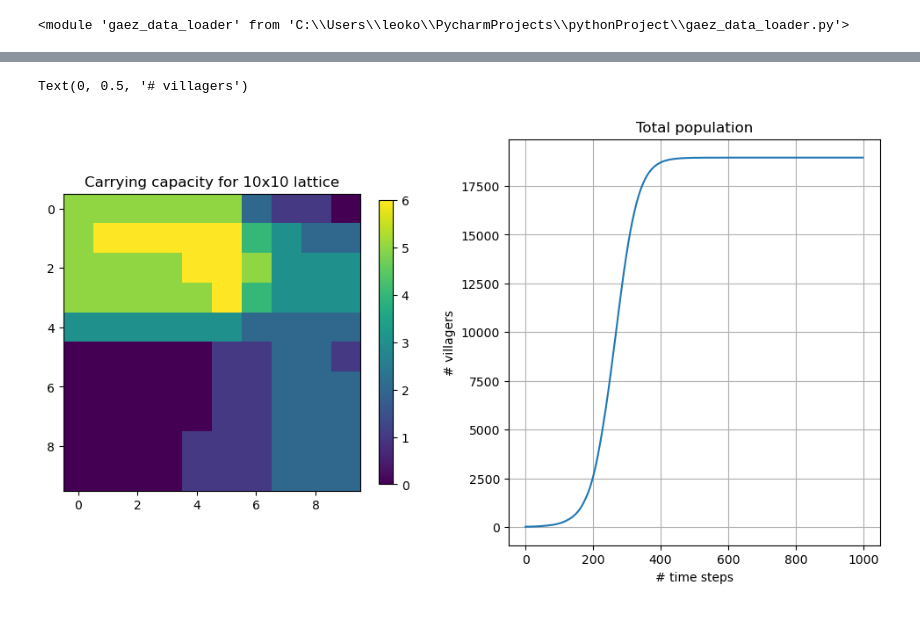
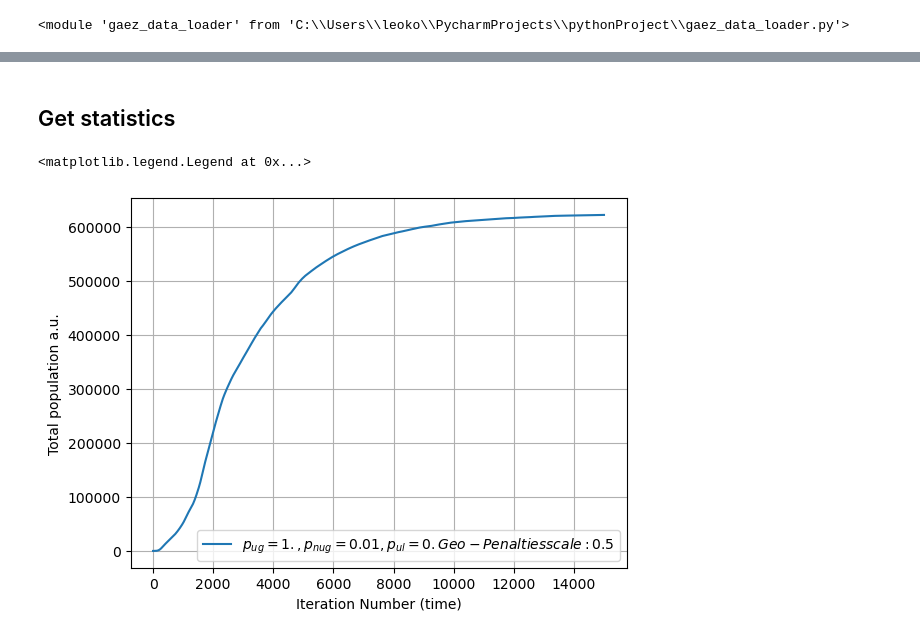
Before and after one commit to LeoKonzett/csh-vienna-abm, a Jupyter notebook: run_results.ipynb, the cells around one changed output, grey strips where cells are left out. Drawn from its saved outputs; the diff is of its cells as text; code cells hidden in the pictures.

```diff
--- a/run_results.ipynb
+++ b/run_results.ipynb
@@ -49,0 +183,14 @@ Bounds for fission probabilities (min, max) are 80.0 400.0
+# %%
+# set mutation rules
+n_min, n_max = params_instance["starting_pop"], 2 * np.floor(base_abm.productivity_step_size)
+
+params_adaptive = {"p_gain_useful": 1., "p_gain_useless": 0.01, "p_lose_useful": 0, "p_lose_useless": 1.,
+                   "dist_type": "linear", "n_min": n_min, "n_max": n_max, "bounds_are_relative": False}
+
+params_mutation = {"env_mutation_rate": None, "skill_mutation_rate": 0.01, "skill_mutation_method": "adaptive",
+                   "params_adaptive": params_adaptive}
+
+base_abm.set_mutation_rules(**params_mutation)
+
+print("Base skill mutation rate is", base_abm.skill_mutation_rate)
+print("Bounds for skill mutation are (min, max):", base_abm.min_pop_mutation, base_abm.max_pop_mutation)
@@ -49,0 +202,4 @@ Bounds for fission probabilities (min, max) are 80.0 400.0
+# %%
+# decide if speed-up is possible
+base_abm.set_speed_params()
+print("Use valid neighbor flag:", base_abm.use_valid_neighs_flag)
@@ -49,0 +208,3 @@ Bounds for fission probabilities (min, max) are 80.0 400.0
+# %%
+# Set geographical penalties
+base_abm.load_geo_constraints(elevation_penalties, geo_constraints_scale=0.5)
@@ -49,0 +216,5 @@ Bounds for fission probabilities (min, max) are 80.0 400.0
+# %%
+# customize initial skill vector - usually set identical to environment
+print(base_abm.env[base_abm.r0, base_abm.c0])
+
+base_abm.skills[base_abm.r0, base_abm.c0] = base_abm.env[base_abm.r0, base_abm.c0]
@@ -52,0 +249,2 @@ base_abm.run()
+# %% [markdown]
+## Get statistics
@@ -53,24 +253,19 @@ base_abm.run()
 # %%
 # get population
 population = base_abm.population
+# population /= base_abm.productivity_step_size
 
 population[np.isnan(population)] = 0 # to clean for NaN values
 pop_total = np.sum(population, axis=(1, 2))
+
+fig = plt.figure()
+plt.plot(pop_total, label=r"$p_{ug}=1., p_{nug}=0.01, p_{ul}=0. Geo-Penalties scale: 0.5$")
+plt.ylabel("Total population a.u.")
+plt.xlabel("Iteration Number (time)")
+plt.grid()
+plt.legend()
+
+# fig.savefig(os.path.join(save_dir, "Italy_only.png"))
+# %% [output]
+<matplotlib.legend.Legend at 0x...>
+[figure, added]
-# %%
-# plot
-fig, (ax1, ax2) = plt.subplots(ncols=2, figsize=(12, 6))
-
-plot = ax1.imshow(base_abm.prod / base_abm.productivity_step_size)
-ax1.set_title("Carrying capacity for 10x10 lattice")
-fig.colorbar(plot, ax=ax1, shrink=0.7)
-
-# ax2.plot(pop_total)
-# ax2.grid()
-# ax2.set_title("Total population")
-# ax2.set_xlabel("# time steps")
-# ax2.set_ylabel("# villagers")
-
-ax2.plot()
-# %% [output]
-Text(0, 0.5, '# villagers')
-[figure, removed]
```
Also changed, not shown: parts of 28 cells of this notebook.
